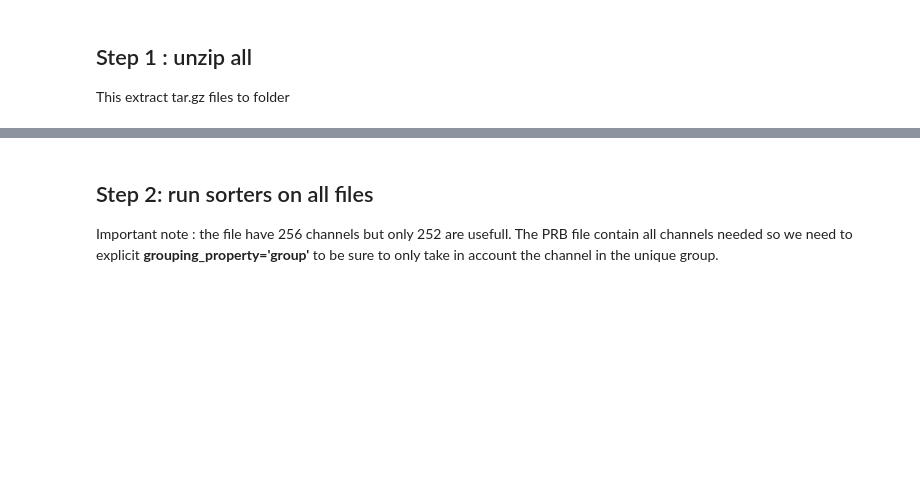
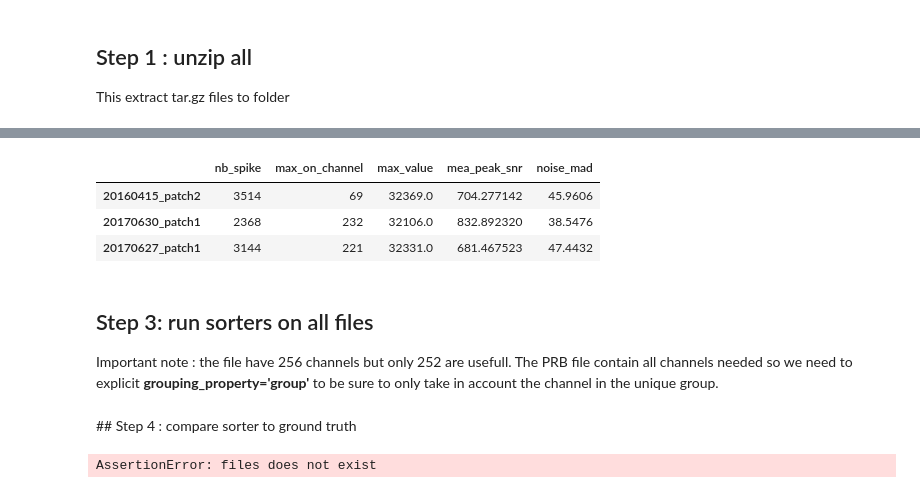
Before and after one commit to SpikeInterface/spikeresults, a Jupyter notebook: Spampinato_ground_thruth_252_channels/Spampinato_ground_thruth_252_channels.ipynb, the cells around one changed output, grey strips where cells are left out. Drawn from its saved outputs; the diff is of its cells as text; code cells hidden in the pictures; blank space fills up the shorter version.

```diff
--- a/Spampinato_ground_thruth_252_channels/Spampinato_ground_thruth_252_channels.ipynb
+++ b/Spampinato_ground_thruth_252_channels/Spampinato_ground_thruth_252_channels.ipynb
@@ -37,7 +38,8 @@ import spikeextractors as se
 ## global variables
 # %%
 # my working path
-basedir = '/media/samuel/SamCNRS/DataSpikeSorting/pierre/zenodo/'
+# basedir = '/media/samuel/SamCNRS/DataSpikeSorting/pierre/zenodo/'
+basedir = '/mnt/data/sam/DataSpikeSorting/pierre_zenodo/'
 
 # input file
 recording_folder = basedir + 'rawfiles/'
@@ -45,8 +47,15 @@ recording_folder = basedir + 'rawfiles/'
 # where output will be
 working_folder = basedir + 'run_comparison/'
 
+# ground truth information
+ground_truth_folder = basedir + 'ground_truth/'
+
 # file_list
-rec_names = ['20160415_patch2', '20170630_patch1', '20170627_patch1']
+rec_names = ['20160415_patch2','20160415_patch2']
+
+# ambiguous juxta detection
+# ['20170630_patch1', '20170627_patch1']
+
 
 # sorter list
 sorter_list = ['tridesclous', 'spykingcircus']
@@ -65,5 +87,13 @@ for rec_name in rec_names:
+# %%
+gt_info = pd.read_excel(ground_truth_folder+'gt_info.xlsx', index_col=0)
+gt_info.loc[rec_names, :]
+# %% [output]
+|  | nb_spike | max_on_channel | max_value | mea_peak_snr | noise_mad |
+| 20160415_patch2 | 3514 | 69 | 32369.0 | 704.277142 | 45.9606 |
+| 20170630_patch1 | 2368 | 232 | 32106.0 | 832.892320 | 38.5476 |
+| 20170627_patch1 | 3144 | 221 | 32331.0 | 681.467523 | 47.4432 |
 # %% [markdown]
-## Step 2: run sorters on all files
+## Step 3: run sorters on all files
 
 Important note : the file have 256 channels but only 252 are usefull.
 The PRB file contain all channels needed so we need to explicit **grouping_property='group'**
@@ -95,0 +126,36 @@ results = run_sorters(sorter_list, recordings, working_folder, grouping_property
+# %% [markdown]
+## Step 4 : compare sorter to ground truth
+# %%
+columns = ['tp_rate', 'fn_rate']
+index = pd.MultiIndex.from_product([rec_names, sorter_list])
+performance = pd.DataFrame(index=index, columns=columns)
+
+results = st.sorters.collect_results(working_folder)
+for rec_name, result_one_dataset in results.items():
+    print()
+    print(rec_name)
+    for sorter_name, sorting in result_one_dataset.items():
+        print(sorter_name)
+        print(sorting)
+        print(sorting.getUnitIds())
+
+        # make the ground truth
+        gt_indexes = np.fromfile(ground_truth_folder + rec_name + '/juxta_peak_indexes.raw', dtype='int64')
+        gt_sorting = se.NumpySortingExtractor()
+        gt_sorting.setTimesLabels(gt_indexes, np.zeros(gt_indexes.size, dtype='int64'))
+
+        # run comparison
+        comp = st.comparison.SortingComparison(gt_sorting, sorting, count=True)
+
+        comp.counts
+        performance.loc[(rec_name, sorter_name), 'tp_rate'] = float(counts['TP']) / counts['TOT_ST1'] * 100
+        performance.loc[(rec_name, sorter_name), 'fn_rate'] = float(counts['FN']) / counts['TOT_ST1'] * 100
+
+        # st.comparison.compute_performance(comp)
+
+        # comp_table = sw.SortingComparisonTable(comp)
+        # comp_table.display()
+
+performance
+# %% [output]
+AssertionError: files does not exist
```
Also changed, not shown: parts of 7 cells of this notebook, 1 other file.
